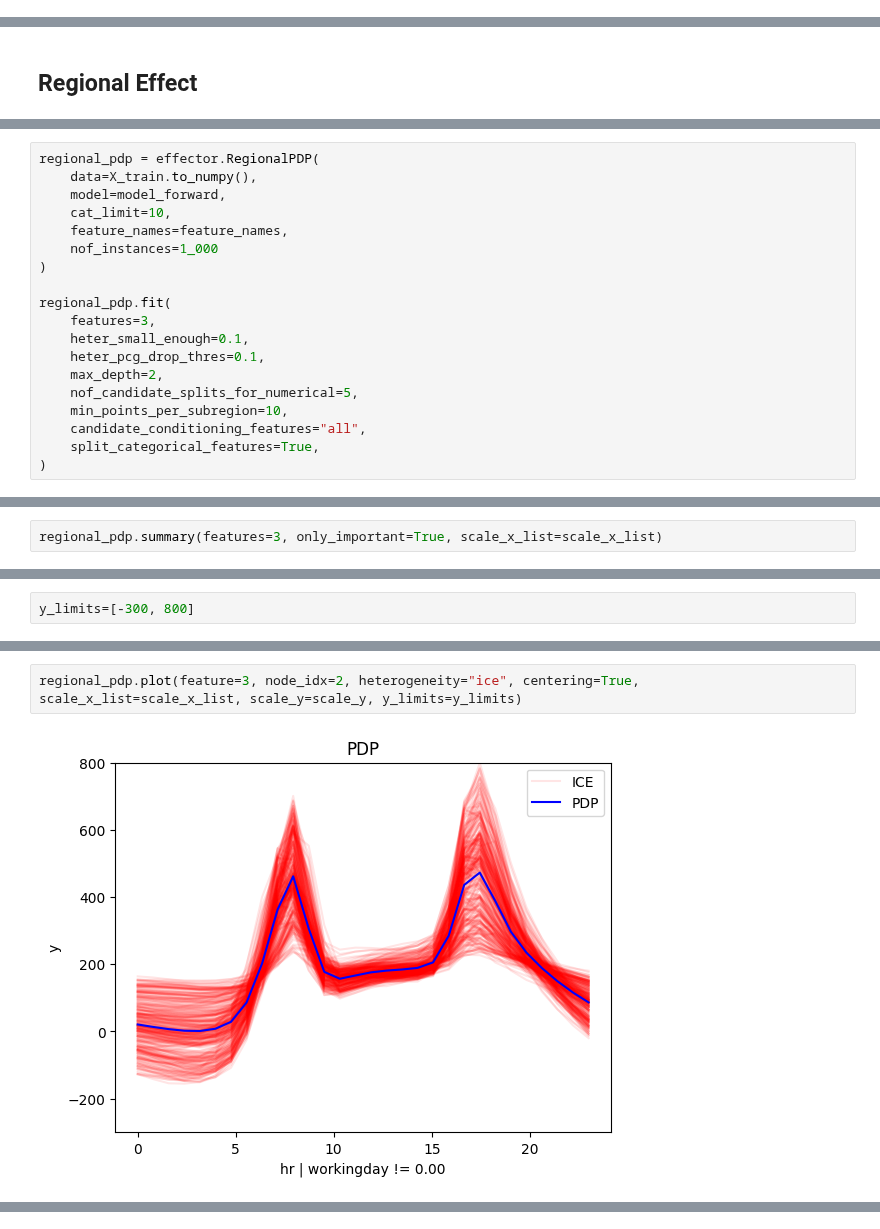
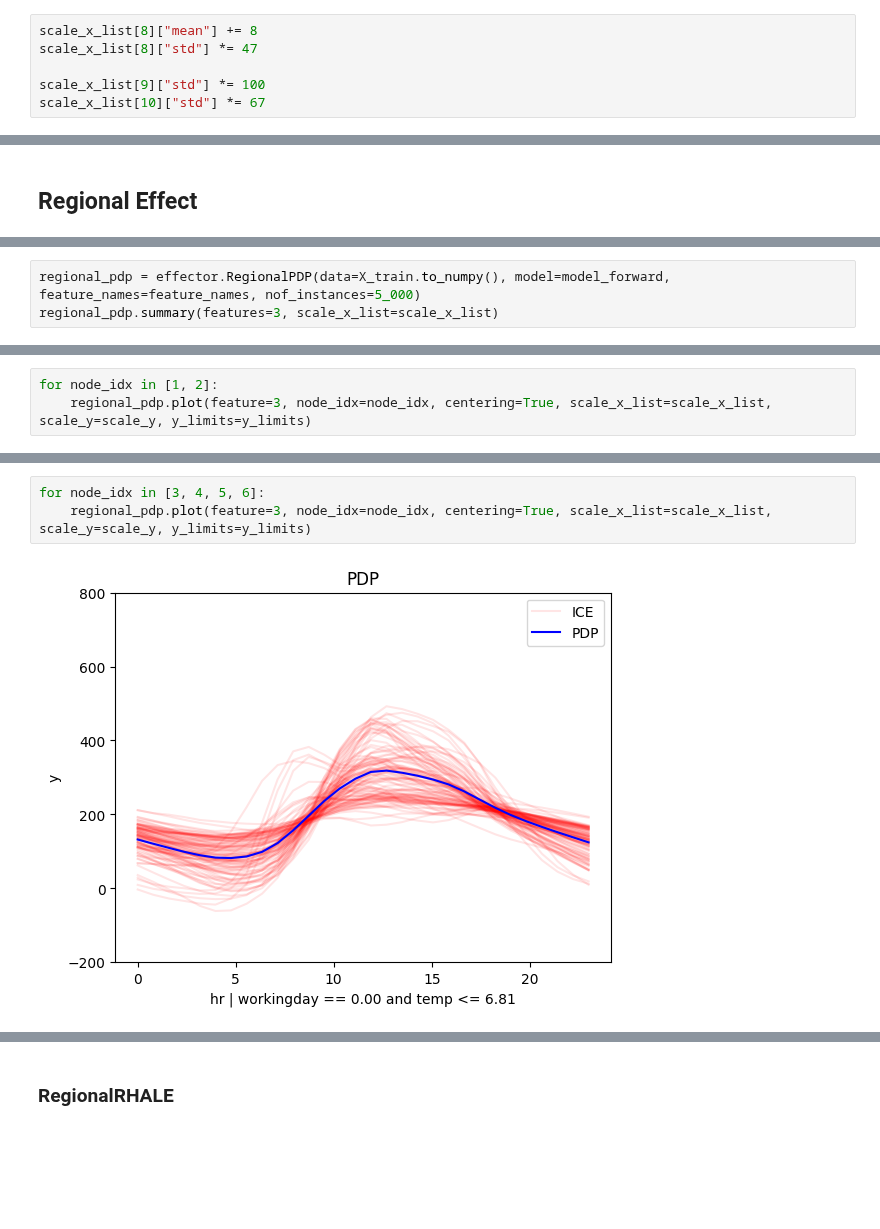
Before and after one commit to givasile/effector, a Jupyter notebook: notebooks/real-examples/01_bike_sharing_dataset.ipynb, the cells around one changed output, grey strips where cells are left out. Saved outputs shown, nothing was run; the diff lists cells and outputs as text; blank space fills up the shorter version.

```diff
--- a/notebooks/real-examples/01_bike_sharing_dataset.ipynb
+++ b/notebooks/real-examples/01_bike_sharing_dataset.ipynb
@@ -228,3 +174,9 @@ target_name = "bike-rentals"
+# %%
+scale_x_list[8]["mean"] += 8
+scale_x_list[8]["std"] *= 47
+
+scale_x_list[9]["std"] *= 100
+scale_x_list[10]["std"] *= 67
 # %% [markdown]
 ## Global Effect
 
@@ -302,19 +232,3 @@ regional_rhale.plot(feature=3, node_idx=2, heterogeneity=True, centering=True, s
 # %%
-regional_pdp = effector.RegionalPDP(
-    data=X_train.to_numpy(),
-    model=model_forward,
-    cat_limit=10,
-    feature_names=feature_names,
-    nof_instances=1_000
-)
-
-regional_pdp.fit(
-    features=3,
-    heter_small_enough=0.1,
-    heter_pcg_drop_thres=0.1,
-    max_depth=2,
-    nof_candidate_splits_for_numerical=5,
-    min_points_per_subregion=10,
-    candidate_conditioning_features="all",
-    split_categorical_features=True,
-)
+regional_pdp = effector.RegionalPDP(data=X_train.to_numpy(), model=model_forward, feature_names=feature_names, nof_instances=5_000)
+regional_pdp.summary(features=3, scale_x_list=scale_x_list)
@@ -321,3 +249,4 @@ regional_pdp.fit(
 # %%
-regional_pdp.summary(features=3, only_important=True, scale_x_list=scale_x_list)
+for node_idx in [1, 2]:
+    regional_pdp.plot(feature=3, node_idx=node_idx, centering=True, scale_x_list=scale_x_list, scale_y=scale_y, y_limits=y_limits)
 # %% [output]
@@ -337,2 +254,0 @@ Level 0, heter: 0.43
-# %%
-y_limits=[-300, 800]
@@ -343,4 +255,5 @@ regional_pdp.plot(feature=3, node_idx=1, heterogeneity="ice", centering=True, sc
 # %%
-regional_pdp.plot(feature=3, node_idx=2, heterogeneity="ice", centering=True, scale_x_list=scale_x_list, scale_y=scale_y, y_limits=y_limits)
+for node_idx in [3, 4, 5, 6]:
+    regional_pdp.plot(feature=3, node_idx=node_idx, centering=True, scale_x_list=scale_x_list, scale_y=scale_y, y_limits=y_limits)
 # %% [output]
-[figure, old version]
+[figure, new version]
@@ -346,0 +263,2 @@ regional_pdp.plot(feature=3, node_idx=2, heterogeneity="ice", centering=True, sc
+# %% [markdown]
+### RegionalRHALE
```
Also changed, not shown: parts of 35 cells of this notebook, 14 other files.
